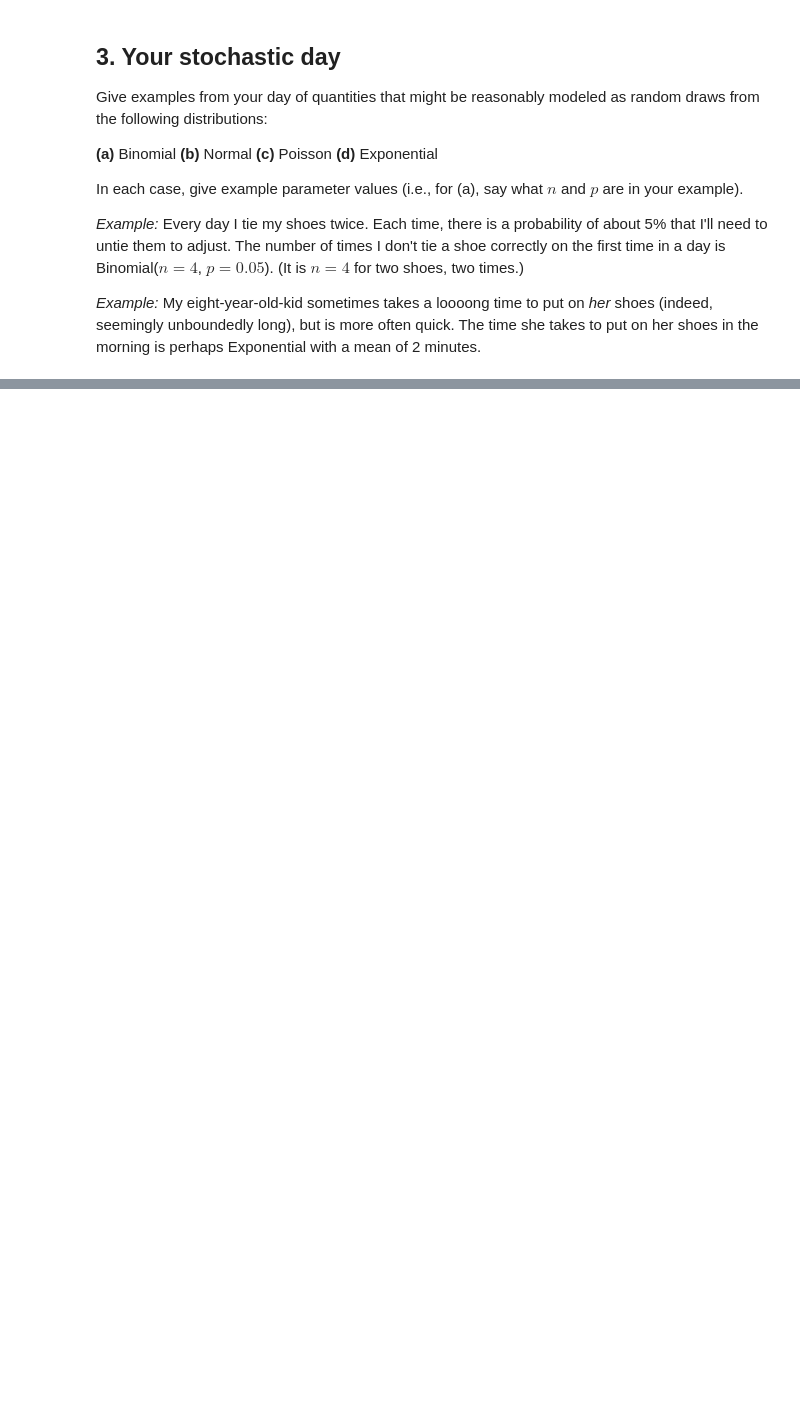
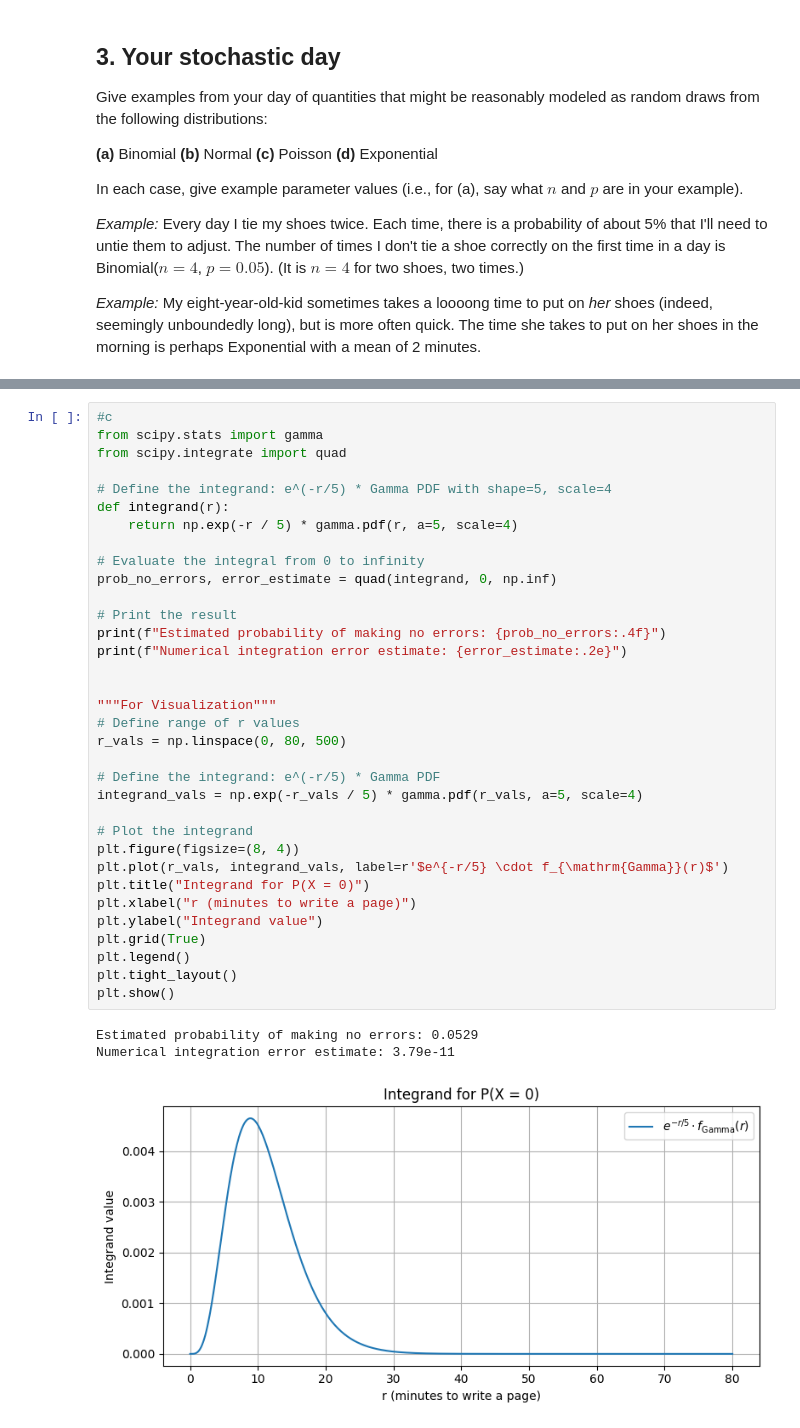
Before and after one commit to vikthebrik/DSCI-MATH-345, a Jupyter notebook: HW2/HW02.ipynb, the cells around one changed output, grey strips where cells are left out. Drawn from its saved outputs; the diff is of its cells as text; blank space fills up the shorter version.

```diff
--- a/HW2/HW02.ipynb
+++ b/HW2/HW02.ipynb
@@ -171,0 +232,38 @@ To do this, write down the integral which averages your expression for (a) over
+# %%
+#c
+from scipy.stats import gamma
+from scipy.integrate import quad
+
+# Define the integrand: e^(-r/5) * Gamma PDF with shape=5, scale=4
+def integrand(r):
+    return np.exp(-r / 5) * gamma.pdf(r, a=5, scale=4)
+
+# Evaluate the integral from 0 to infinity
+prob_no_errors, error_estimate = quad(integrand, 0, np.inf)
+
+# Print the result
+print(f"Estimated probability of making no errors: {prob_no_errors:.4f}")
+print(f"Numerical integration error estimate: {error_estimate:.2e}")
+
+
+"""For Visualization"""
+# Define range of r values
+r_vals = np.linspace(0, 80, 500)
+
+# Define the integrand: e^(-r/5) * Gamma PDF
+integrand_vals = np.exp(-r_vals / 5) * gamma.pdf(r_vals, a=5, scale=4)
+
+# Plot the integrand
+plt.figure(figsize=(8, 4))
+plt.plot(r_vals, integrand_vals, label=r'$e^{-r/5} \cdot f_{\mathrm{Gamma}}(r)$')
+plt.title("Integrand for P(X = 0)")
+plt.xlabel("r (minutes to write a page)")
+plt.ylabel("Integrand value")
+plt.grid(True)
+plt.legend()
+plt.tight_layout()
+plt.show()
+# %% [output]
+Estimated probability of making no errors: 0.0529
+Numerical integration error estimate: 3.79e-11
+[figure, added]
```
Also changed, not shown: parts of 8 cells of this notebook.
